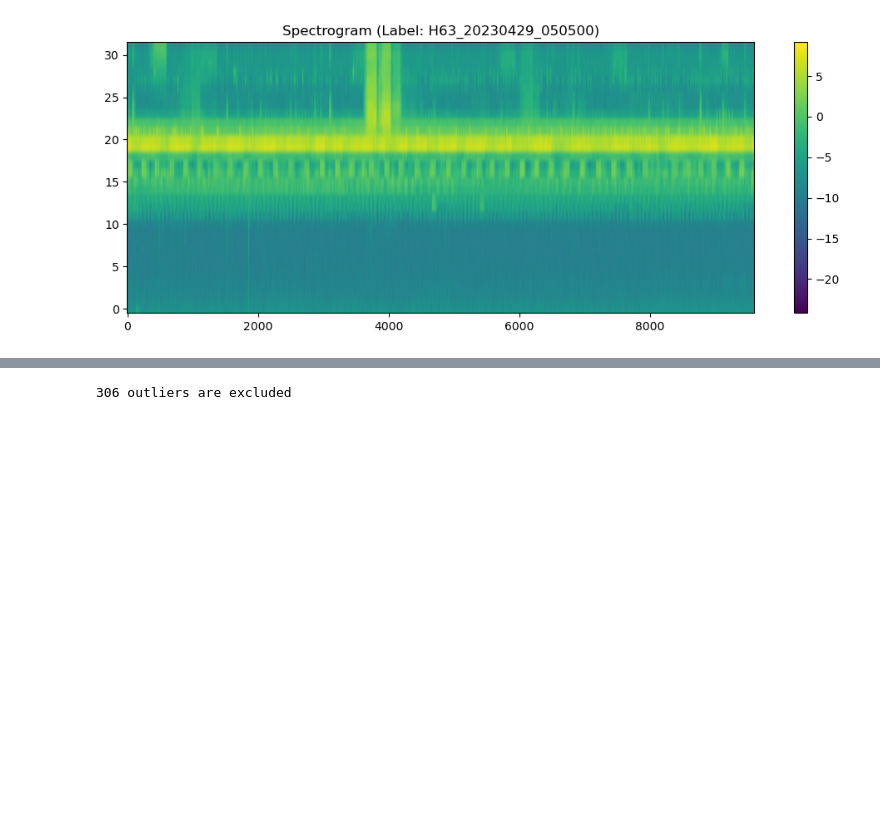
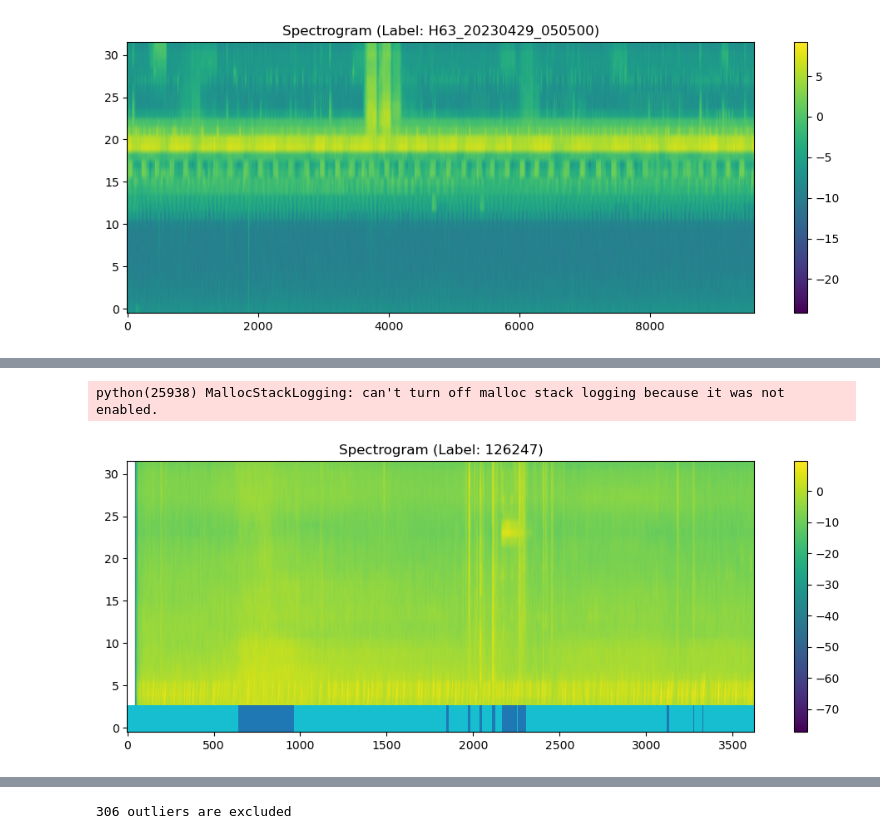
Before and after one commit to quercia-dev/birdclef2025, a Jupyter notebook: 01_Exploratory.ipynb, the cells around one changed output, grey strips where cells are left out. Saved outputs shown, nothing was run; the diff lists cells and outputs as text; code cells hidden in the pictures; blank space fills up the shorter version.

```diff
--- a/01_Exploratory.ipynb
+++ b/01_Exploratory.ipynb
@@ -341,0 +382,6 @@ spectrogram(scape, 12, cl)
+# %%
+cl = run_clustering(smoothed_df, 'dbscan', eps=3, min_samples=200)
+spectrogram(source, index, cl)
+# %% [output]
+python(25938) MallocStackLogging: can't turn off malloc stack logging because it was not enabled.
+[figure, added]
```
Also changed, not shown: parts of 9 cells of this notebook.
